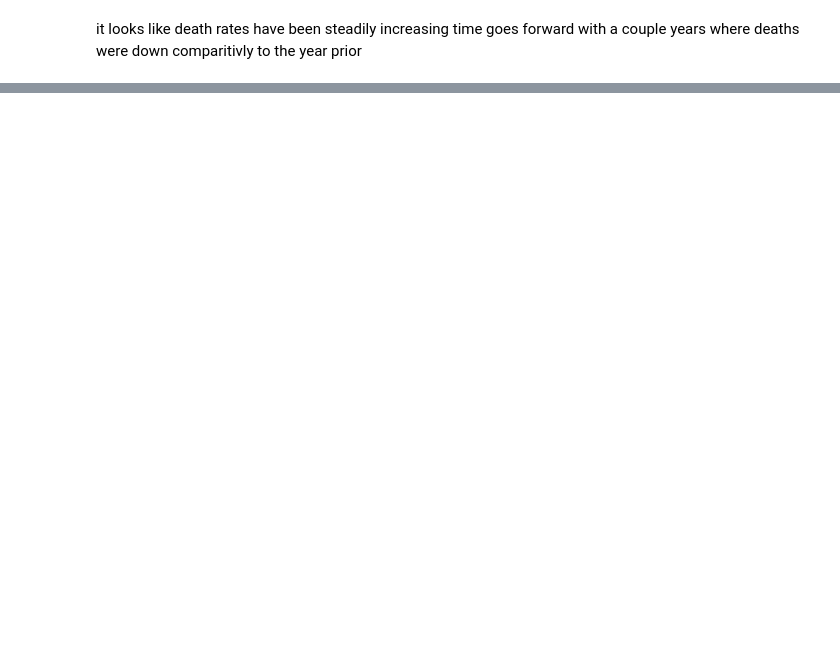
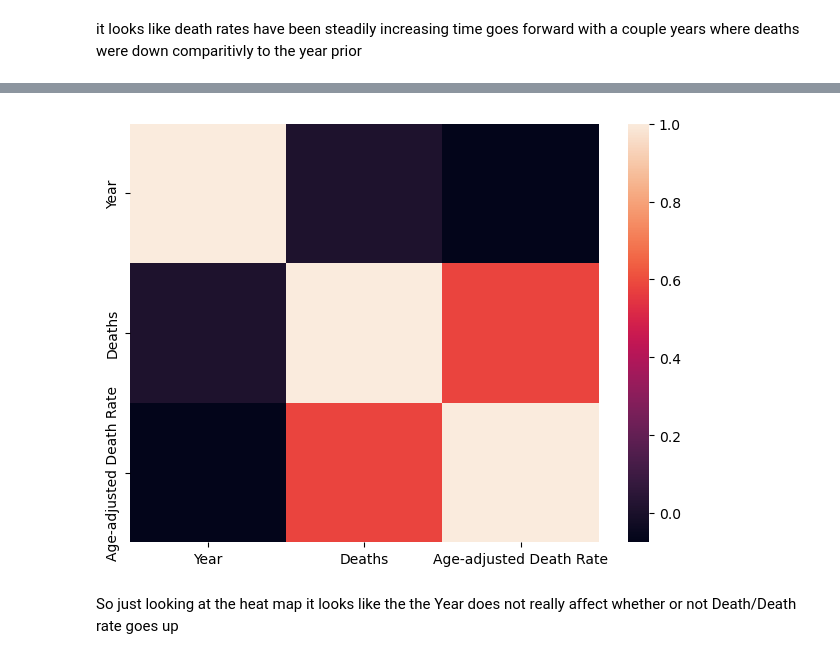
Before and after one commit to tcarr032/ML-dataset-projects, a Jupyter notebook: leading cause of death dataset/death_ml.ipynb, the cells around one changed output, grey strips where cells are left out. Drawn from its saved outputs; the diff is of its cells as text; code cells hidden in the pictures; blank space fills up the shorter version.

```diff
--- a/leading cause of death dataset/death_ml.ipynb
+++ b/leading cause of death dataset/death_ml.ipynb
@@ -161,0 +160,8 @@ Index(['Year', '113 Cause Name', 'Cause Name', 'State', 'Deaths',
+# %%
+sns.heatmap(data.corr())
+save_fig('correlation heat map')
+plt.show()
+# %% [output]
+[figure, added]
+# %% [markdown]
+So just looking at the heat map it looks like the the Year does not really affect whether or not Death/Death rate goes up
```
Also changed, not shown: parts of 12 cells of this notebook, 4 other files.
